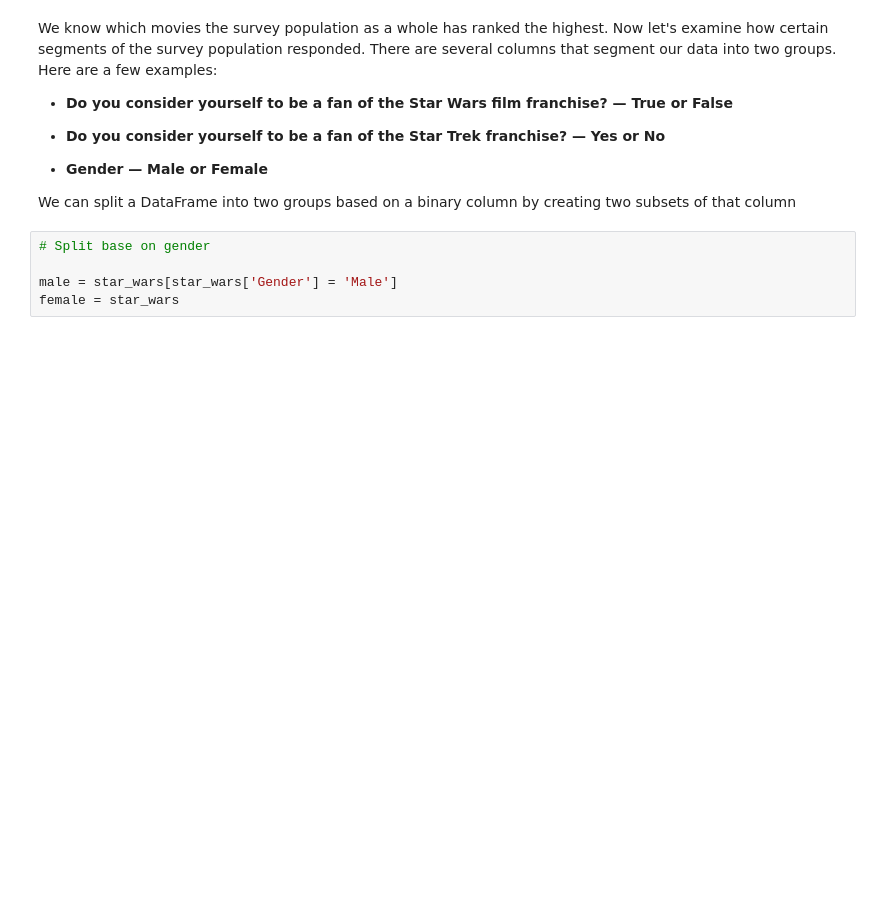
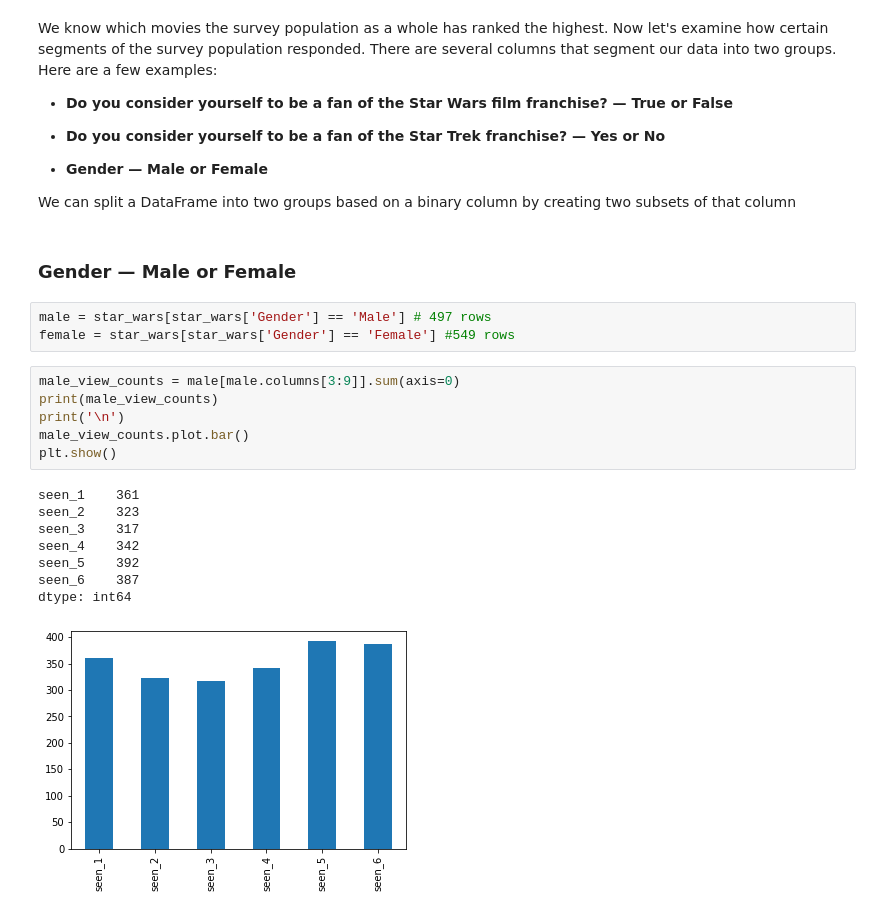
Before and after one commit to hoangvn111/Project-Star-Wars-Survey, a Jupyter notebook: Project_Star_Wars_Survey.ipynb, the cells around one changed output. Cells and saved outputs as stored; diff of their text form; blank space fills up the shorter version.

```diff
--- a/Project_Star_Wars_Survey.ipynb
+++ b/Project_Star_Wars_Survey.ipynb
@@ -291,8 +291,23 @@ We know which movies the survey population as a whole has ranked the highest. No
 * **Gender — Male or Female**
 
 We can split a DataFrame into two groups based on a binary column by creating two subsets of that column
+# %% [markdown]
+### Gender — Male or Female
 # %%
-# Split base on gender
-
-male = star_wars[star_wars['Gender'] = 'Male']
-female = star_wars
+male = star_wars[star_wars['Gender'] == 'Male'] # 497 rows
+female = star_wars[star_wars['Gender'] == 'Female'] #549 rows
+# %%
+male_view_counts = male[male.columns[3:9]].sum(axis=0)
+print(male_view_counts)
+print('\n')
+male_view_counts.plot.bar()
+plt.show()
+# %% [output]
+seen_1    361
+seen_2    323
+seen_3    317
+seen_4    342
+seen_5    392
+seen_6    387
+dtype: int64
+[figure, added]
```
Also changed, not shown: parts of 6 cells of this notebook.
